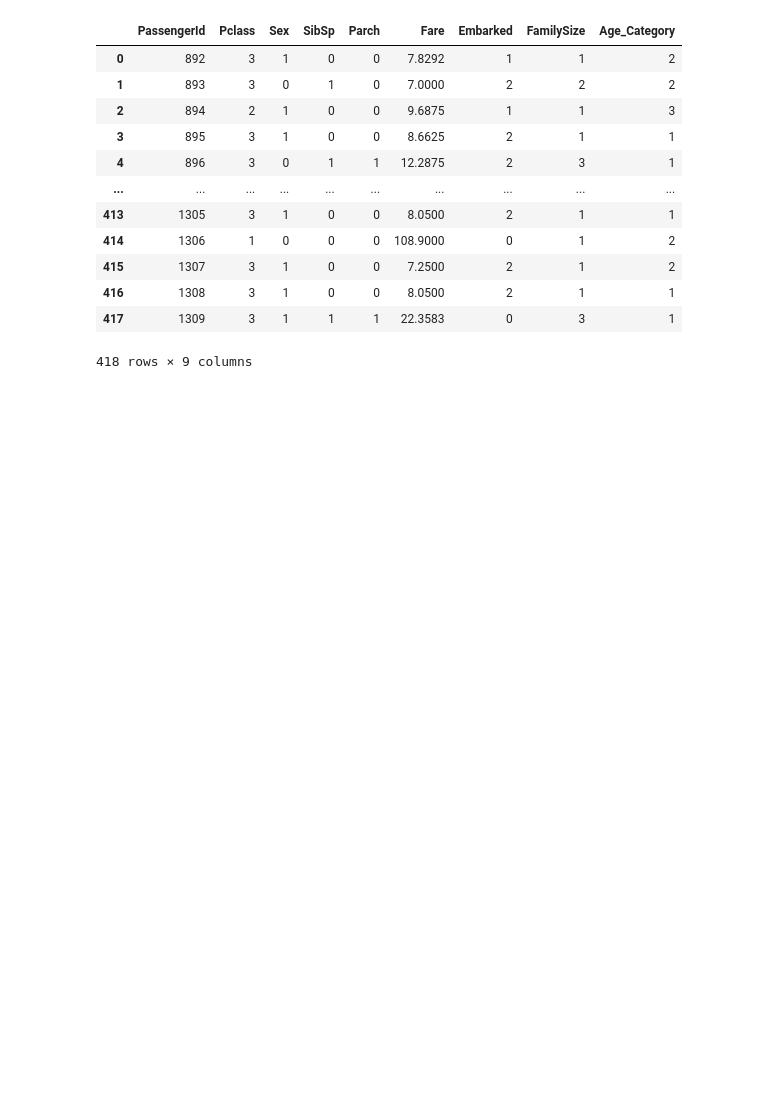
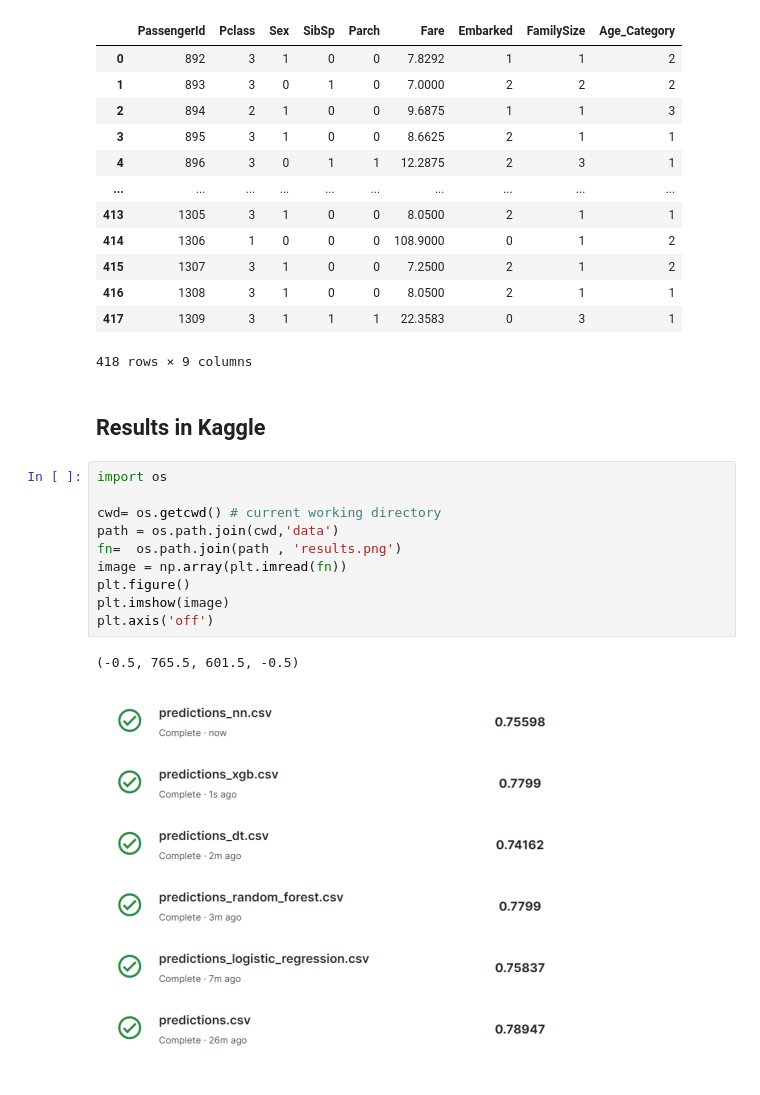
Before and after one commit to stepandrabyk/Amazinum_Homeworks, a Jupyter notebook: HW_l12_titanic.ipynb, the cells around one changed output. Drawn from its saved outputs; the diff is of its cells as text; blank space fills up the shorter version.

```diff
--- a/HW_l12_titanic.ipynb
+++ b/HW_l12_titanic.ipynb
@@ -365,3 +360,18 @@ X_test
 | 416 | 1308 | 3 | 1 | 0 | 0 | 8.0500 | 2 | 1 | 1 |
 | 417 | 1309 | 3 | 1 | 1 | 1 | 22.3583 | 0 | 3 | 1 |
 418 rows × 9 columns
+# %% [markdown]
+## Results in Kaggle
+# %%
+import os
+
+cwd= os.getcwd() # current working directory
+path = os.path.join(cwd,'data')
+fn=  os.path.join(path , 'results.png')
+image = np.array(plt.imread(fn))
+plt.figure()
+plt.imshow(image)
+plt.axis('off')
+# %% [output]
+(-0.5, 765.5, 601.5, -0.5)
+[figure, added]
```
Also changed, not shown: parts of 10 cells of this notebook.
